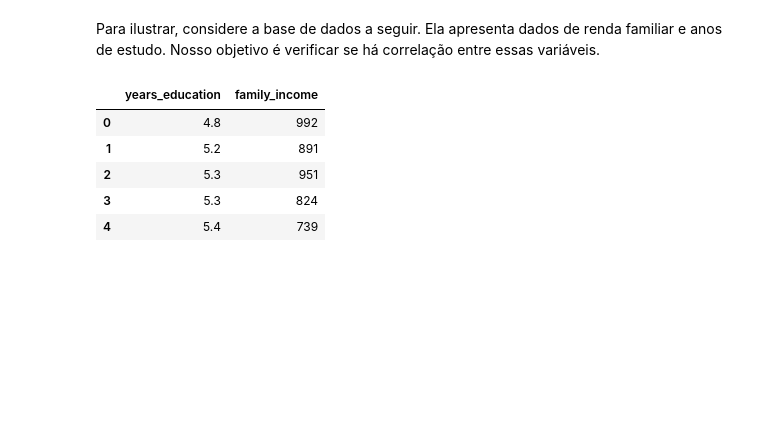
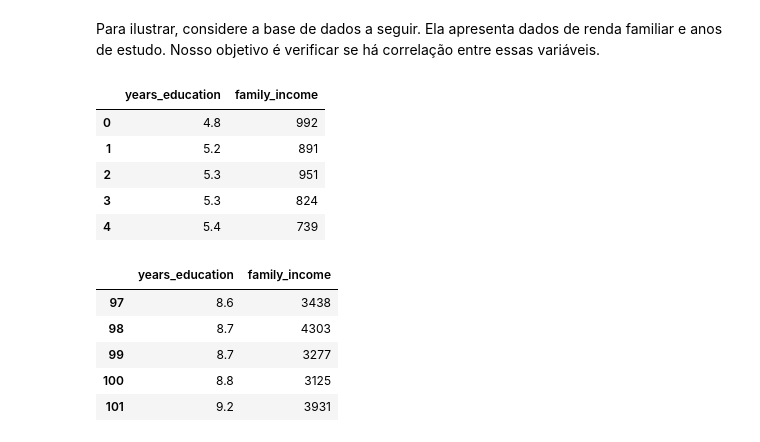
Before and after one commit to PauloViniciusR/Estatistica_dados, a Jupyter notebook: Estatistica_Descritiva/13_bivariada_quantitativa_pearson_inicio.ipynb, the cells around one changed output. Cells and saved outputs as stored; diff of their text form; code cells hidden in the pictures; blank space fills up the shorter version.

```diff
--- a/Estatistica_Descritiva/13_bivariada_quantitativa_pearson_inicio.ipynb
+++ b/Estatistica_Descritiva/13_bivariada_quantitativa_pearson_inicio.ipynb
@@ -52,3 +52,12 @@ df_renda_estudo.head()
 | 2 | 5.3 | 951 |
 | 3 | 5.3 | 824 |
 | 4 | 5.4 | 739 |
+# %%
+df_renda_estudo.tail()
+# %% [output]
+|  | years_education | family_income |
+| 97 | 8.6 | 3438 |
+| 98 | 8.7 | 4303 |
+| 99 | 8.7 | 3277 |
+| 100 | 8.8 | 3125 |
+| 101 | 9.2 | 3931 |
```
Also changed, not shown: parts of 7 cells of this notebook.
